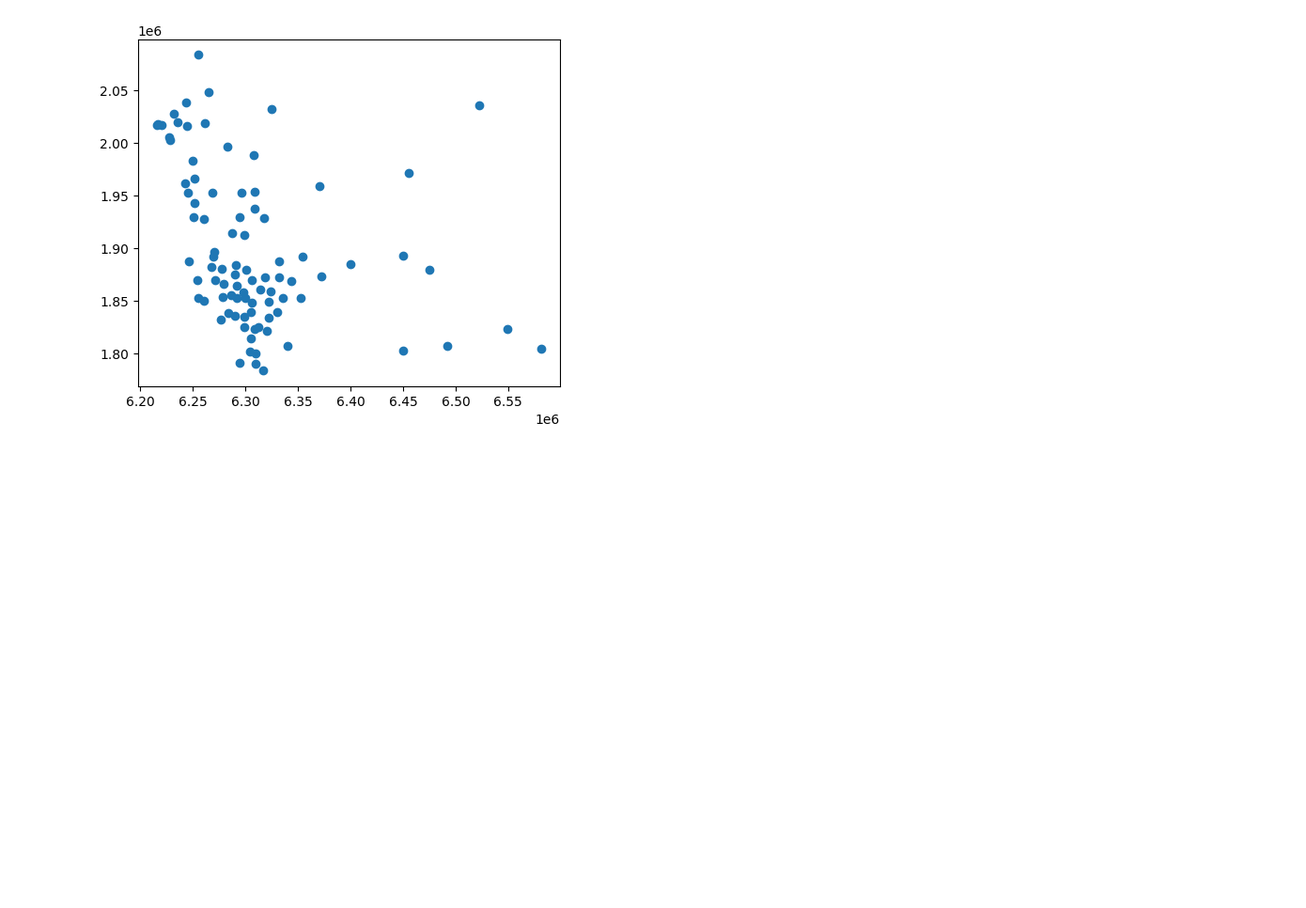
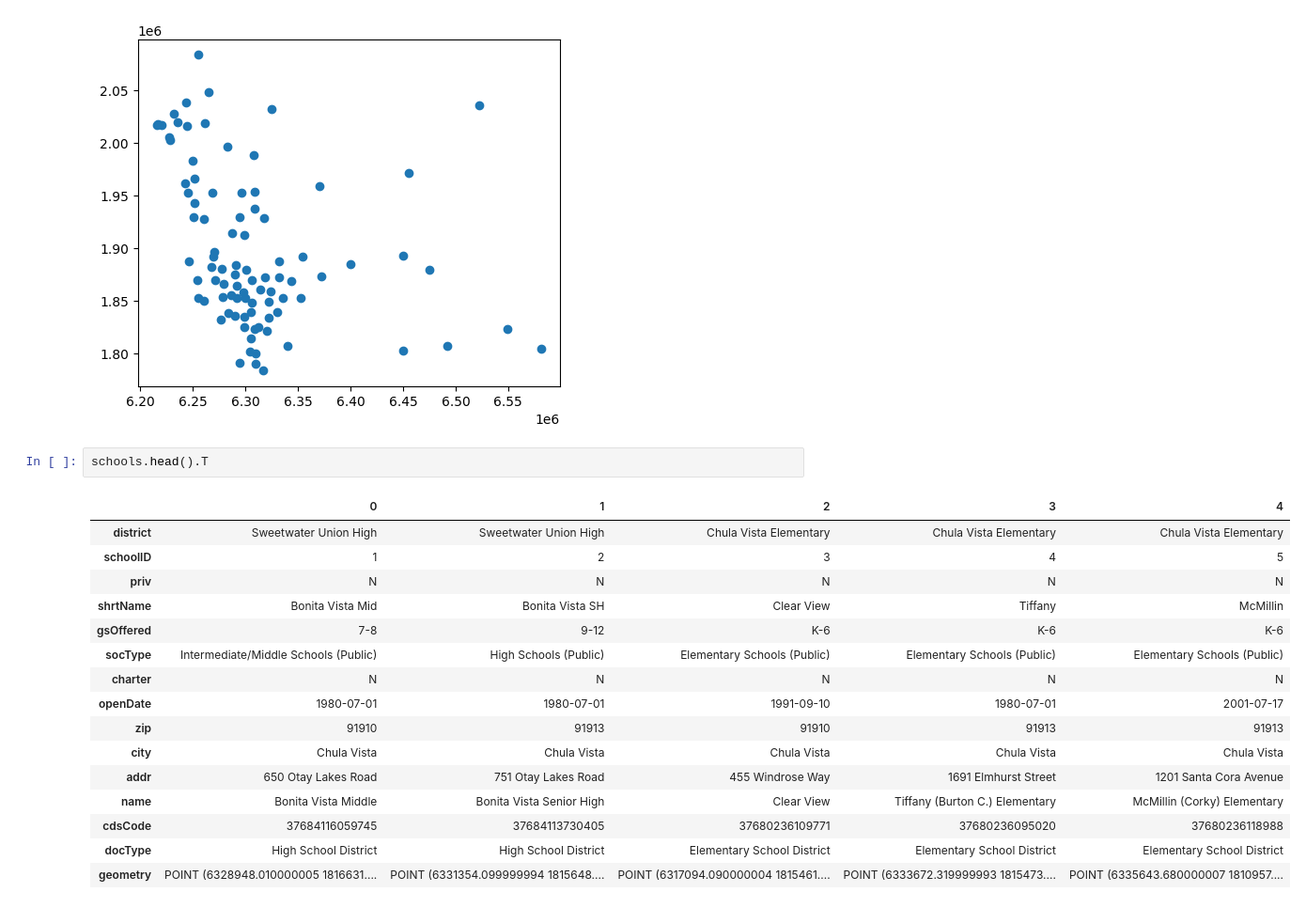
Before and after one commit to jointheleague/marketing-data, a Jupyter notebook: notebooks/ericbusboom/schools.ipynb, the cells around one changed output. Shown at 94% size. Drawn from its saved outputs; the diff is of its cells as text; blank space fills up the shorter version.

```diff
--- a/notebooks/ericbusboom/schools.ipynb
+++ b/notebooks/ericbusboom/schools.ipynb
@@ -86,3 +117,22 @@ libr.plot()
 # %% [output]
 <Axes: >
 [figure]
+# %%
+schools.head().T
+# %% [output]
+|  | 0 | 1 | 2 | 3 | 4 |
+| district | Sweetwater Union High | Sweetwater Union High | Chula Vista Elementary | Chula Vista Elementary | Chula Vista Elementary |
+| schoolID | 1 | 2 | 3 | 4 | 5 |
+| priv | N | N | N | N | N |
+| shrtName | Bonita Vista Mid | Bonita Vista SH | Clear View | Tiffany | McMillin |
+| gsOffered | 7-8 | 9-12 | K-6 | K-6 | K-6 |
+| socType | Intermediate/Middle Schools (Public) | High Schools (Public) | Elementary Schools (Public) | Elementary Schools (Public) | Elementary Schools (Public) |
+| charter | N | N | N | N | N |
+| openDate | 1980-07-01 | 1980-07-01 | 1991-09-10 | 1980-07-01 | 2001-07-17 |
+| zip | 91910 | 91913 | 91910 | 91913 | 91913 |
+| city | Chula Vista | Chula Vista | Chula Vista | Chula Vista | Chula Vista |
+| addr | 650 Otay Lakes Road | 751 Otay Lakes Road | 455 Windrose Way | 1691 Elmhurst Street | 1201 Santa Cora Avenue |
+| name | Bonita Vista Middle | Bonita Vista Senior High | Clear View | Tiffany (Burton C.) Elementary | McMillin (Corky) Elementary |
+| cdsCode | 37684116059745 | 37684113730405 | 37680236109771 | 37680236095020 | 37680236118988 |
+| docType | High School District | High School District | Elementary School District | Elementary School District | Elementary School District |
+| geometry | POINT (6328948.010000005 1816631.... | POINT (6331354.099999994 1815648.... | POINT (6317094.090000004 1815461.... | POINT (6333672.319999993 1815473.... | POINT (6335643.680000007 1810957.... |
```
Also changed, not shown: parts of 8 cells of this notebook, 2 other files.
